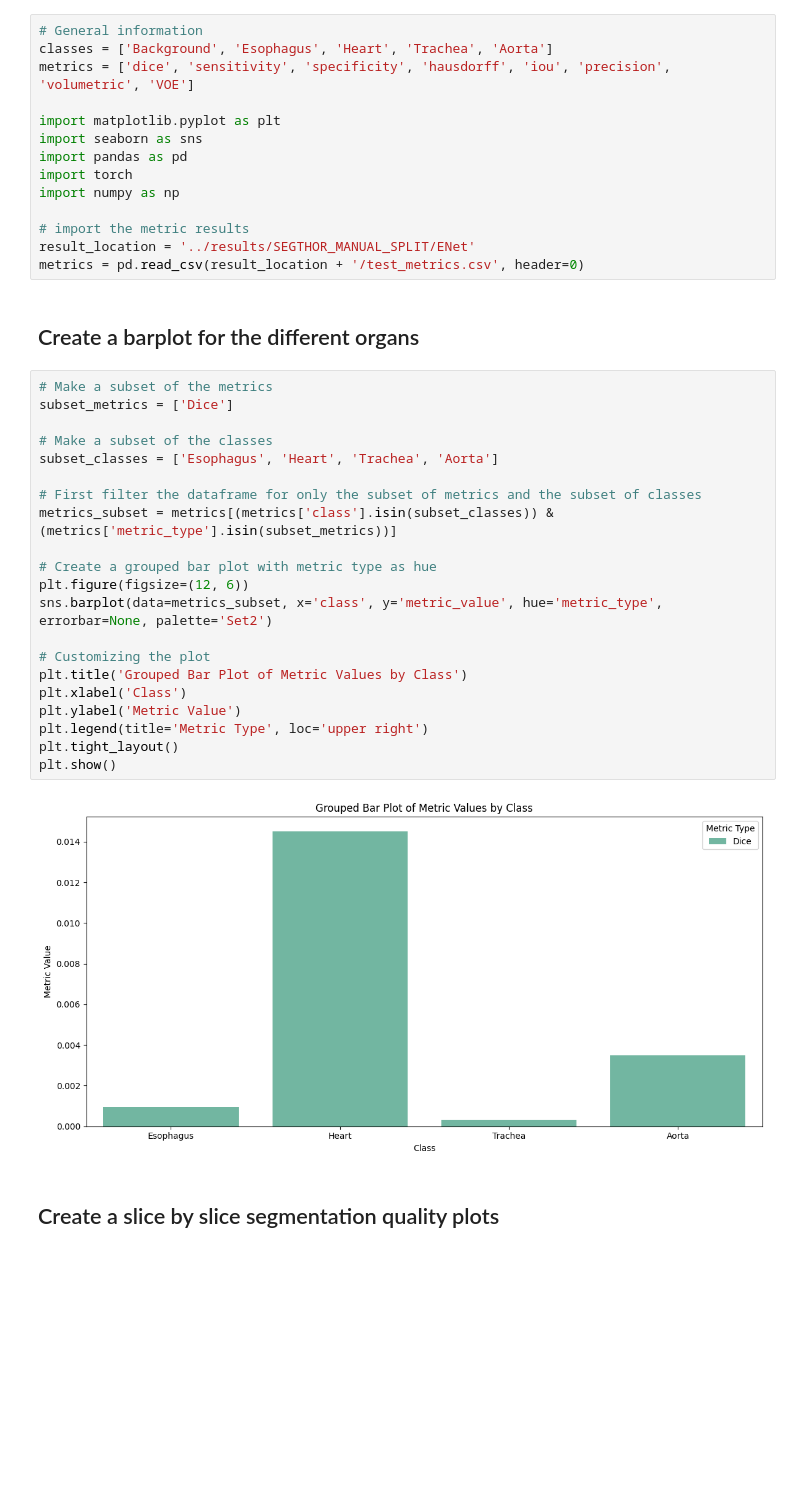
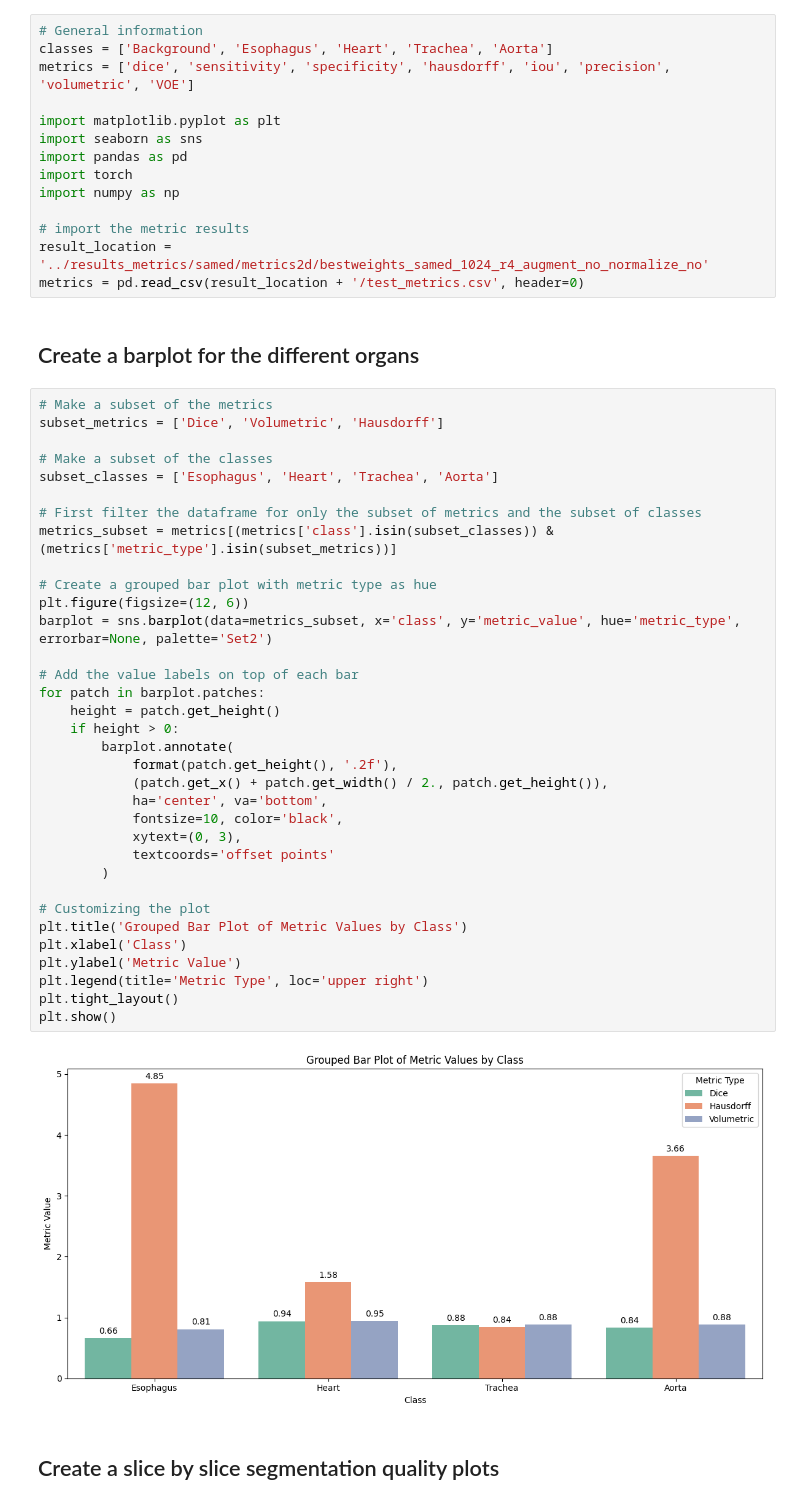
Before and after one commit to WouterBant/AI4MI, a Jupyter notebook: notebooks/generate_plots.ipynb, the cells around one changed output. Drawn from its saved outputs; the diff is of its cells as text; blank space fills up the shorter version.

Commit message:
Generate plots update

```diff
--- a/notebooks/generate_plots.ipynb
+++ b/notebooks/generate_plots.ipynb
@@ -10,33 +10,46 @@ import torch
 import numpy as np
 
 # import the metric results
-result_location = '../results/SEGTHOR_MANUAL_SPLIT/ENet'
+result_location = '../results_metrics/samed/metrics2d/bestweights_samed_1024_r4_augment_no_normalize_no'
 metrics = pd.read_csv(result_location + '/test_metrics.csv', header=0)
 # %% [markdown]
 ## Create a barplot for the different organs
 # %%
 # Make a subset of the metrics
-subset_metrics = ['Dice']
+subset_metrics = ['Dice', 'Volumetric', 'Hausdorff']
 
 # Make a subset of the classes
 subset_classes = ['Esophagus', 'Heart', 'Trachea', 'Aorta']
 
 # First filter the dataframe for only the subset of metrics and the subset of classes
 metrics_subset = metrics[(metrics['class'].isin(subset_classes)) & (metrics['metric_type'].isin(subset_metrics))]
 
 # Create a grouped bar plot with metric type as hue
 plt.figure(figsize=(12, 6))
-sns.barplot(data=metrics_subset, x='class', y='metric_value', hue='metric_type', errorbar=None, palette='Set2')
+barplot = sns.barplot(data=metrics_subset, x='class', y='metric_value', hue='metric_type', errorbar=None, palette='Set2')
+
+# Add the value labels on top of each bar
+for patch in barplot.patches:
+    height = patch.get_height()
+    if height > 0:
+        barplot.annotate(
+            format(patch.get_height(), '.2f'),
+            (patch.get_x() + patch.get_width() / 2., patch.get_height()),
+            ha='center', va='bottom',
+            fontsize=10, color='black',
+            xytext=(0, 3),
+            textcoords='offset points'
+        )
 
 # Customizing the plot
 plt.title('Grouped Bar Plot of Metric Values by Class')
 plt.xlabel('Class')
 plt.ylabel('Metric Value')
 plt.legend(title='Metric Type', loc='upper right')
 plt.tight_layout()
 plt.show()
 # %% [output]
-[figure, old version]
+[figure, new version]
 # %% [markdown]
 ## Create a slice by slice segmentation quality plots
 # %%
```
Also changed, not shown: parts of 3 cells of this notebook.
